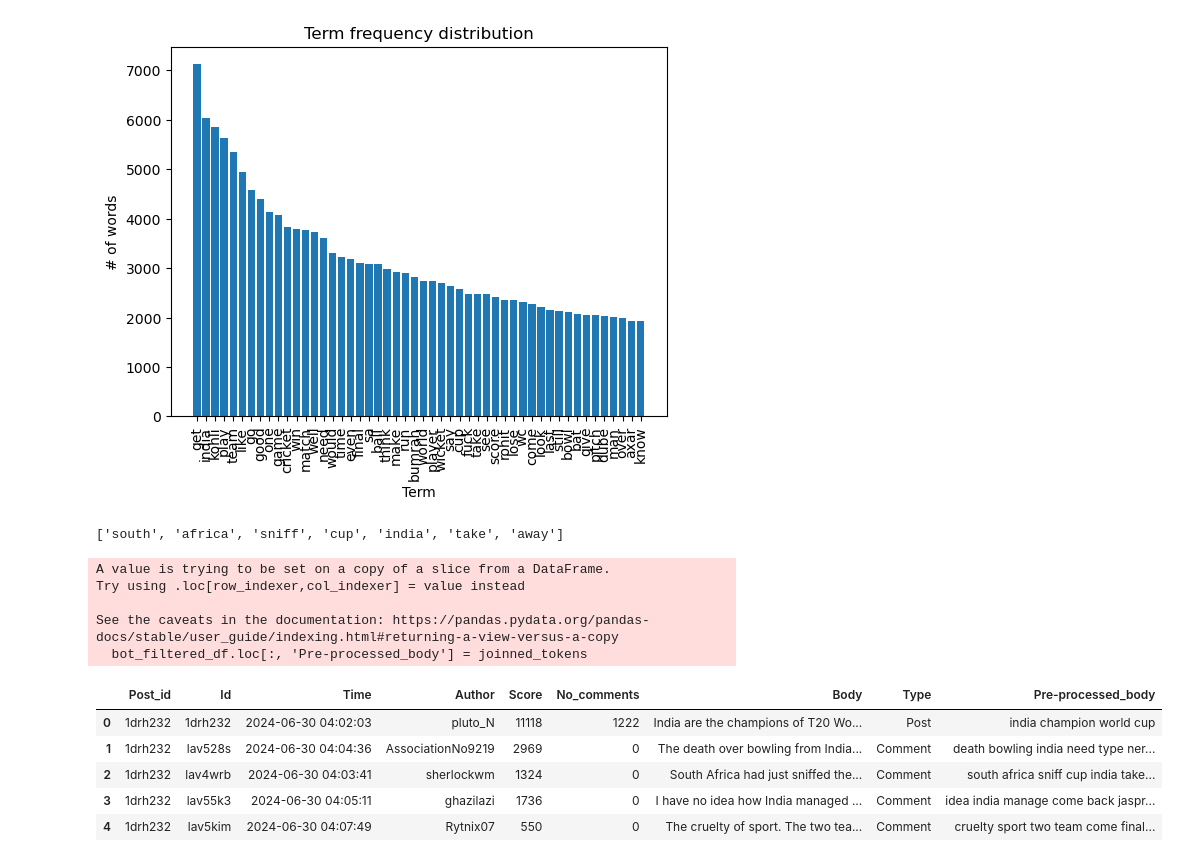
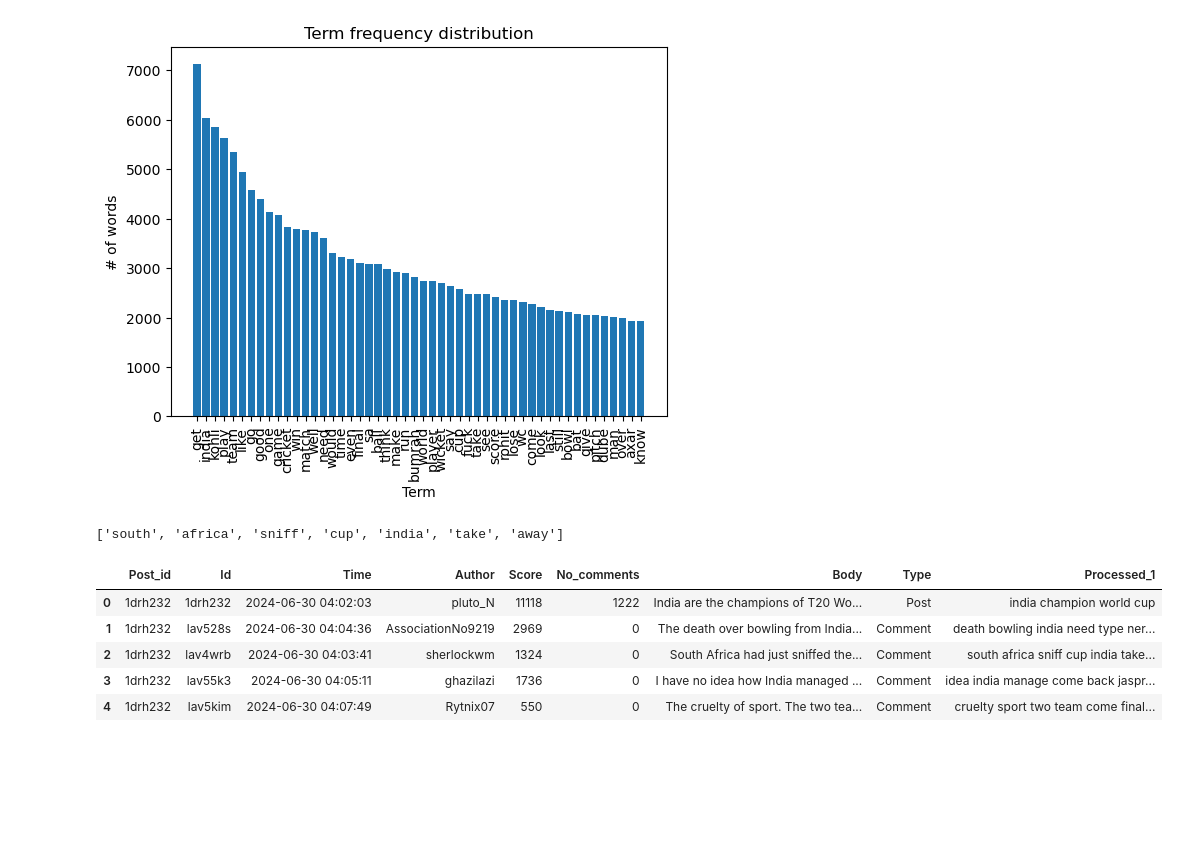
Before and after one commit to thw96/Group10_SocialMediaAssigment2, a Jupyter notebook: Scripts/Data-Extraction/T20_reddit_exploratory_analysis_preprocessing.ipynb, the cells around one changed output. Drawn from its saved outputs; the diff is of its cells as text; code cells hidden in the pictures; blank space fills up the shorter version.

```diff
--- a/Scripts/Data-Extraction/T20_reddit_exploratory_analysis_preprocessing.ipynb
+++ b/Scripts/Data-Extraction/T20_reddit_exploratory_analysis_preprocessing.ipynb
@@ -510,5 +517,5 @@ bots = ['ChattyBot7','Booty_Warrior_bot','JigglingBot','capybara_bot','KatnissBo
 # %%
 # remove posts/comments by bots
 bot_filter = (reddit_t20_df['Author'].isin(bots)) & (reddit_t20_df['Type'] == 'Comment')
-bot_filtered_df = reddit_t20_df[~bot_filter]
+reddit_t20_df = reddit_t20_df[~bot_filter]
 # %%
@@ -591,7 +598,7 @@ tokens =[]
 # defining a counter to count the tokens
 termFreqCounter = Counter()
 
-for body in bot_filtered_df['Body']:
+for body in reddit_t20_df['Body']:
     temp_tokens = data_tokenizer(body,tokenizer)
     tokens.append(temp_tokens)
     termFreqCounter.update(temp_tokens)
@@ -694,7 +701,7 @@ termFreqCounter = Counter()
 
 preprocessed_tokens = []
 
-for body in tqdm(bot_filtered_df['Body']):
+for body in tqdm(reddit_t20_df['Body']):
     temp_tokens = preprocessor_lemmatizer(body)
     preprocessed_tokens.append(temp_tokens)
     termFreqCounter.update(temp_tokens)
@@ -739,18 +746,12 @@ preprocessed_tokens[2]
 ['south', 'africa', 'sniff', 'cup', 'india', 'take', 'away']
 # %%
 joinned_tokens = [" ".join(tokens) for tokens in preprocessed_tokens]
-# %%
-bot_filtered_df.loc[:, 'Pre-processed_body'] = joinned_tokens
-# %% [output]
-A value is trying to be set on a copy of a slice from a DataFrame.
-Try using .loc[row_indexer,col_indexer] = value instead
-
-See the caveats in the documentation: https://pandas.pydata.org/pandas-docs/stable/user_guide/indexing.html#returning-a-view-versus-a-copy
-  bot_filtered_df.loc[:, 'Pre-processed_body'] = joinned_tokens
+# %%
+reddit_t20_df.loc[:, 'Processed_1'] = joinned_tokens
 # %%
-bot_filtered_df.head()
+reddit_t20_df.head()
 # %% [output]
-|  | Post_id | Id | Time | Author | Score | No_comments | Body | Type | Pre-processed_body |
+|  | Post_id | Id | Time | Author | Score | No_comments | Body | Type | Processed_1 |
 | 0 | 1drh232 | 1drh232 | 2024-06-30 04:02:03 | pluto_N | 11118 | 1222 | India are the champions of T20 Wo... | Post | india champion world cup |
 | 1 | 1drh232 | lav528s | 2024-06-30 04:04:36 | AssociationNo9219 | 2969 | 0 | The death over bowling from India... | Comment | death bowling india need type ner... |
 | 2 | 1drh232 | lav4wrb | 2024-06-30 04:03:41 | sherlockwm | 1324 | 0 | South Africa had just sniffed the... | Comment | south africa sniff cup india take... |
```
Also changed, not shown: parts of 64 cells of this notebook, 1 other file.
